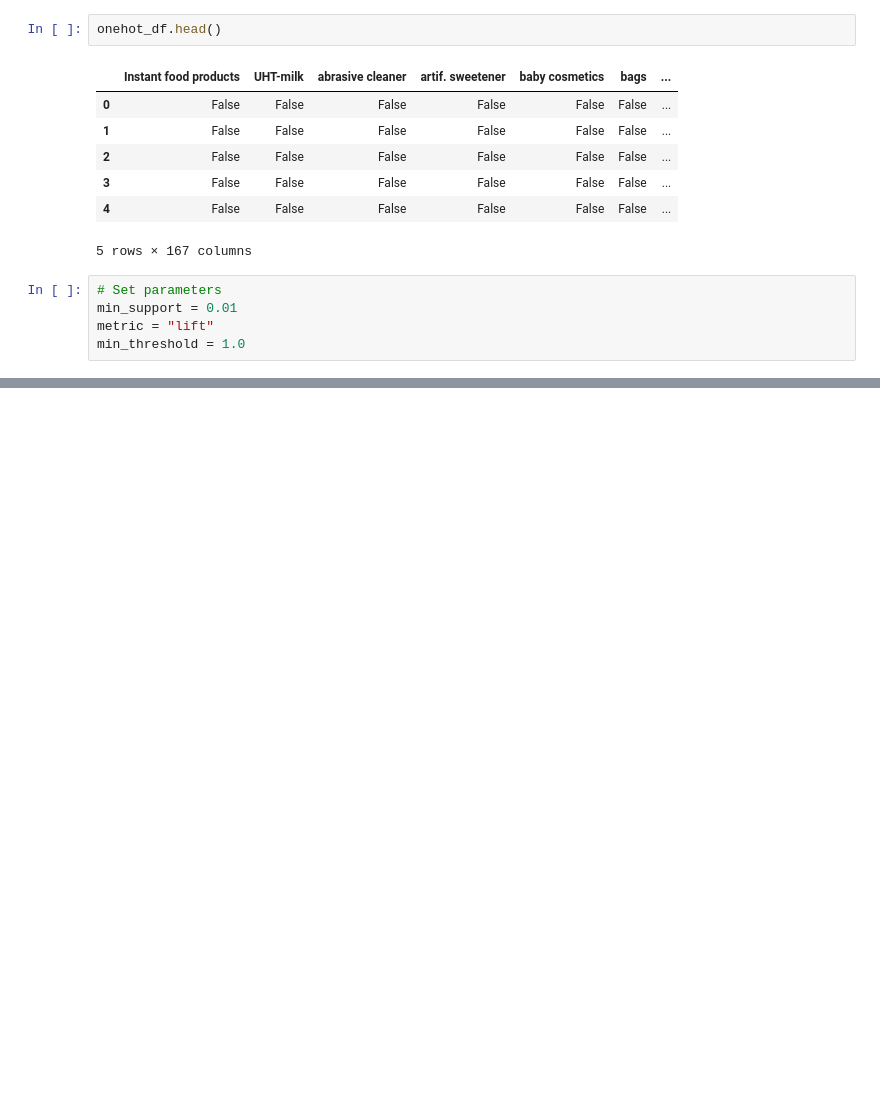
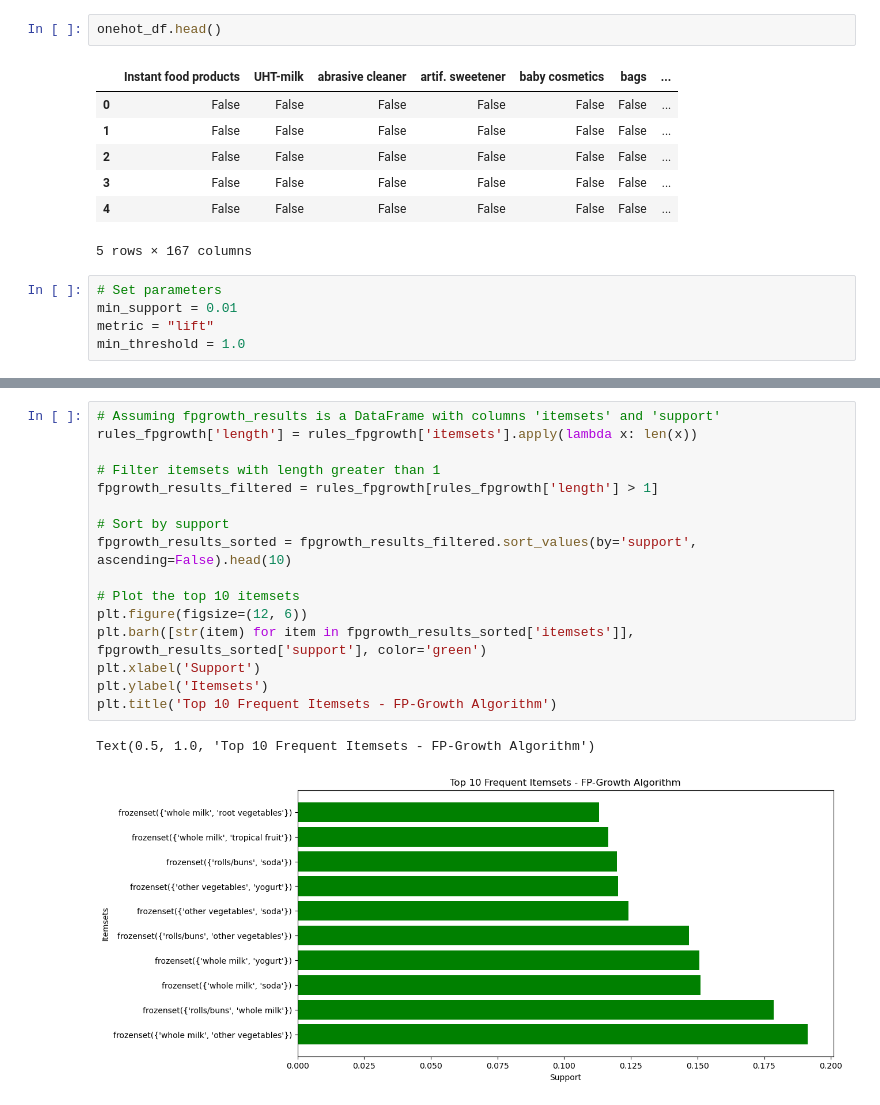
Before and after one commit to alex-kh465/ML_labs, a Jupyter notebook: Lab4/Alex_2448507_Lab4.ipynb, the cells around one changed output, grey strips where cells are left out. Saved outputs shown, nothing was run; the diff lists cells and outputs as text; blank space fills up the shorter version.

```diff
--- a/Lab4/Alex_2448507_Lab4.ipynb
+++ b/Lab4/Alex_2448507_Lab4.ipynb
@@ -135,0 +147,19 @@ Text(0.5, 1.0, 'FP-Growth: Lift vs Confidence')
+# %%
+# Assuming fpgrowth_results is a DataFrame with columns 'itemsets' and 'support'
+rules_fpgrowth['length'] = rules_fpgrowth['itemsets'].apply(lambda x: len(x))
+
+# Filter itemsets with length greater than 1
+fpgrowth_results_filtered = rules_fpgrowth[rules_fpgrowth['length'] > 1]
+
+# Sort by support
+fpgrowth_results_sorted = fpgrowth_results_filtered.sort_values(by='support', ascending=False).head(10)
+
+# Plot the top 10 itemsets
+plt.figure(figsize=(12, 6))
+plt.barh([str(item) for item in fpgrowth_results_sorted['itemsets']], fpgrowth_results_sorted['support'], color='green')
+plt.xlabel('Support')
+plt.ylabel('Itemsets')
+plt.title('Top 10 Frequent Itemsets - FP-Growth Algorithm')
+# %% [output]
+Text(0.5, 1.0, 'Top 10 Frequent Itemsets - FP-Growth Algorithm')
+[figure, added]
```
Also changed, not shown: parts of 7 cells of this notebook.
